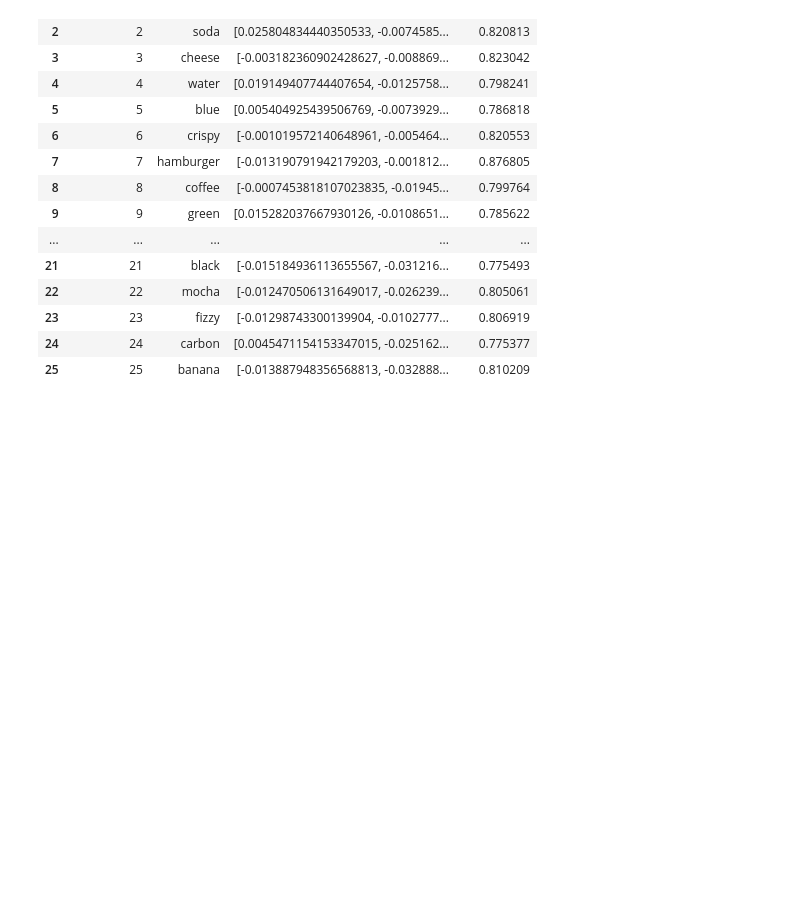
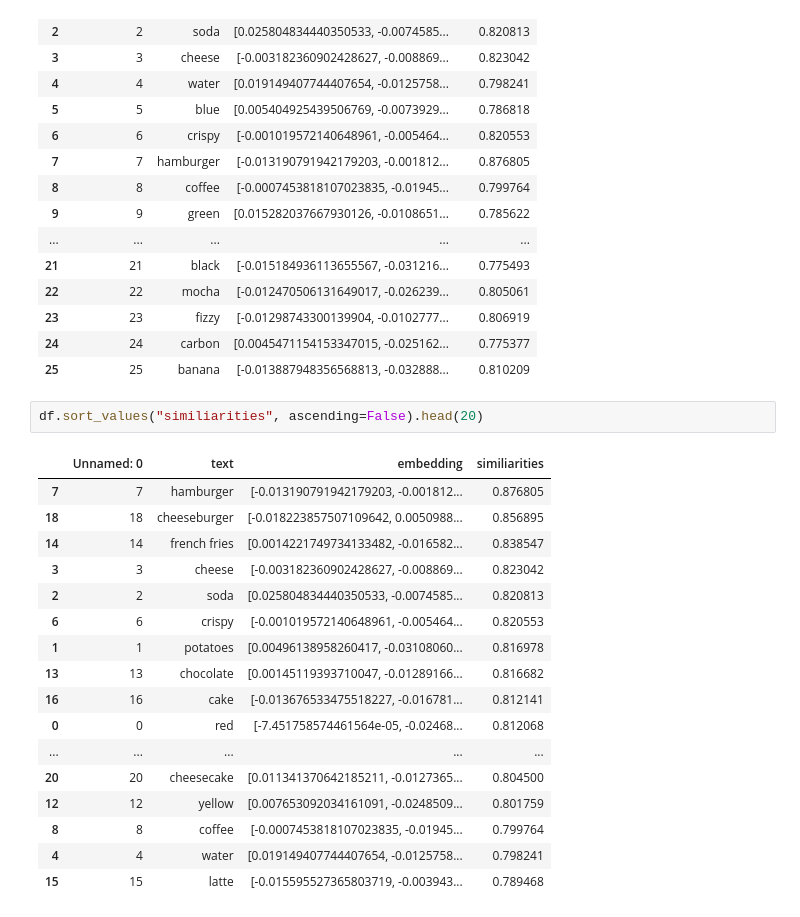
Before and after one commit to therealchrisbrown/word-embeddings, a Jupyter notebook: word-embeddings.ipynb, the cells around one changed output. Drawn from its saved outputs; the diff is of its cells as text; blank space fills up the shorter version.

```diff
--- a/word-embeddings.ipynb
+++ b/word-embeddings.ipynb
@@ -122,3 +122,23 @@ df
 | 23 | 23 | fizzy | [-0.01298743300139904, -0.0102777... | 0.806919 |
 | 24 | 24 | carbon | [0.0045471154153347015, -0.025162... | 0.775377 |
 | 25 | 25 | banana | [-0.013887948356568813, -0.032888... | 0.810209 |
+# %%
+df.sort_values("similiarities", ascending=False).head(20)
+# %% [output]
+|  | Unnamed: 0 | text | embedding | similiarities |
+| 7 | 7 | hamburger | [-0.013190791942179203, -0.001812... | 0.876805 |
+| 18 | 18 | cheeseburger | [-0.018223857507109642, 0.0050988... | 0.856895 |
+| 14 | 14 | french fries | [0.0014221749734133482, -0.016582... | 0.838547 |
+| 3 | 3 | cheese | [-0.003182360902428627, -0.008869... | 0.823042 |
+| 2 | 2 | soda | [0.025804834440350533, -0.0074585... | 0.820813 |
+| 6 | 6 | crispy | [-0.001019572140648961, -0.005464... | 0.820553 |
+| 1 | 1 | potatoes | [0.00496138958260417, -0.03108060... | 0.816978 |
+| 13 | 13 | chocolate | [0.00145119393710047, -0.01289166... | 0.816682 |
+| 16 | 16 | cake | [-0.013676533475518227, -0.016781... | 0.812141 |
+| 0 | 0 | red | [-7.451758574461564e-05, -0.02468... | 0.812068 |
+| ... | ... | ... | ... | ... |
+| 20 | 20 | cheesecake | [0.011341370642185211, -0.0127365... | 0.804500 |
+| 12 | 12 | yellow | [0.007653092034161091, -0.0248509... | 0.801759 |
+| 8 | 8 | coffee | [-0.0007453818107023835, -0.01945... | 0.799764 |
+| 4 | 4 | water | [0.019149407744407654, -0.0125758... | 0.798241 |
+| 15 | 15 | latte | [-0.015595527365803719, -0.003943... | 0.789468 |
```
Also changed, not shown: parts of 2 cells of this notebook.
